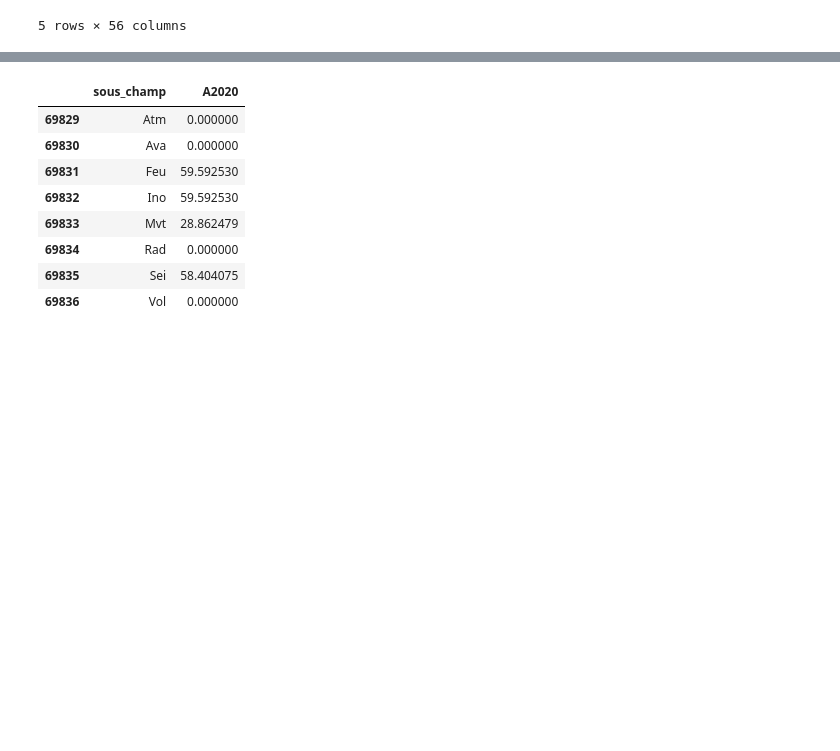
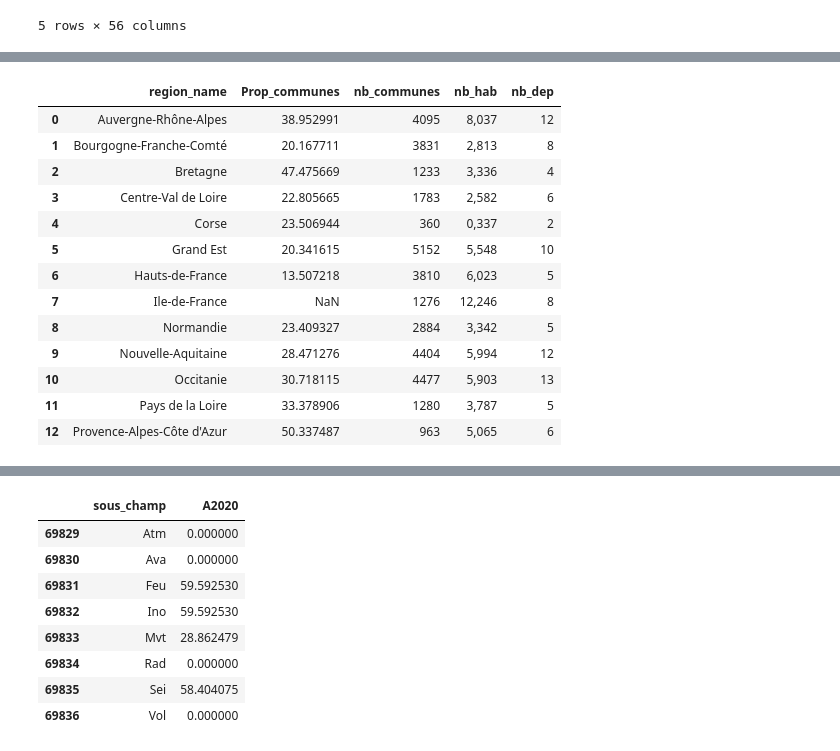
Before and after one commit to gbrugere/ProjPython, a Jupyter notebook: INSEE.ipynb, the cells around one changed output, grey strips where cells are left out. Drawn from its saved outputs; the diff is of its cells as text; code cells hidden in the pictures; blank space fills up the shorter version.

```diff
--- a/INSEE.ipynb
+++ b/INSEE.ipynb
@@ -59,0 +130,20 @@ risk_nat.head()
+# %%
+#DataFrame - proportion de commune considérées comme à risque dans chacune des régions de France métropolitaine (tout risque confondu)
+R["A2020"] = R["A2020"]/R["nb_communes"]*R["nb_dep"]*100
+R.rename(columns={'A2020':'Prop_communes'},inplace=True)
+R.head(13)
+# %% [output]
+|  | region_name | Prop_communes | nb_communes | nb_hab | nb_dep |
+| 0 | Auvergne-Rhône-Alpes | 38.952991 | 4095 | 8,037 | 12 |
+| 1 | Bourgogne-Franche-Comté | 20.167711 | 3831 | 2,813 | 8 |
+| 2 | Bretagne | 47.475669 | 1233 | 3,336 | 4 |
+| 3 | Centre-Val de Loire | 22.805665 | 1783 | 2,582 | 6 |
+| 4 | Corse | 23.506944 | 360 | 0,337 | 2 |
+| 5 | Grand Est | 20.341615 | 5152 | 5,548 | 10 |
+| 6 | Hauts-de-France | 13.507218 | 3810 | 6,023 | 5 |
+| 7 | Ile-de-France | NaN | 1276 | 12,246 | 8 |
+| 8 | Normandie | 23.409327 | 2884 | 3,342 | 5 |
+| 9 | Nouvelle-Aquitaine | 28.471276 | 4404 | 5,994 | 12 |
+| 10 | Occitanie | 30.718115 | 4477 | 5,903 | 13 |
+| 11 | Pays de la Loire | 33.378906 | 1280 | 3,787 | 5 |
+| 12 | Provence-Alpes-Côte d'Azur | 50.337487 | 963 | 5,065 | 6 |
```
Also changed, not shown: parts of 8 cells of this notebook, 2 other files.
